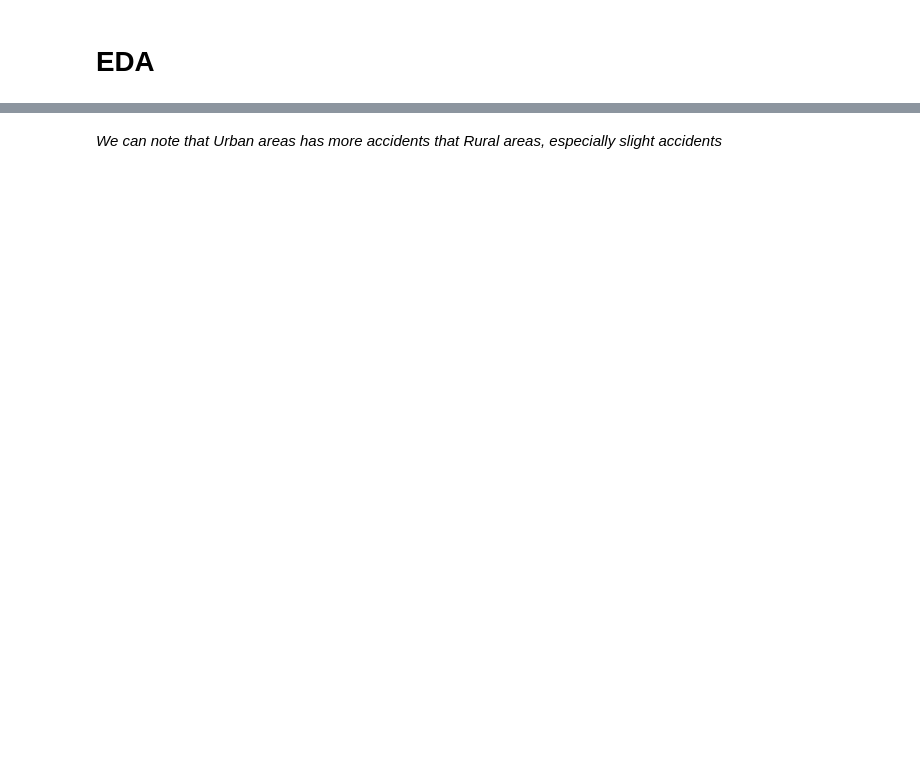
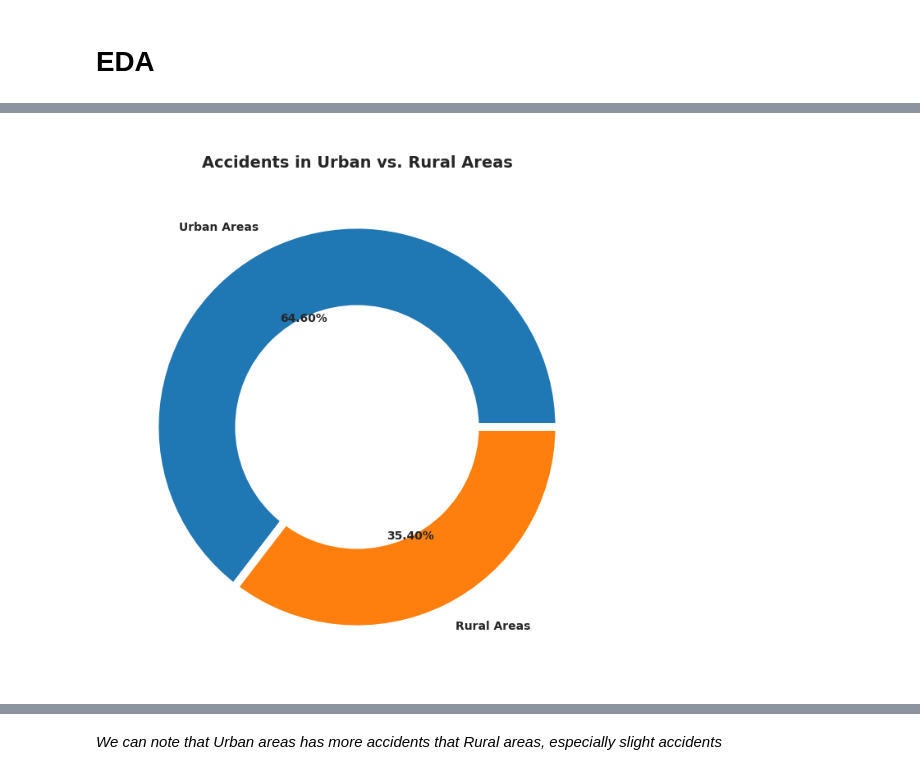
Before and after one commit to DiaaAhmedHassan/dataMiningProject, a Jupyter notebook: accidents.ipynb, the cells around one changed output, grey strips where cells are left out. Saved outputs shown, nothing was run; the diff lists cells and outputs as text; code cells hidden in the pictures; blank space fills up the shorter version.

```diff
--- a/accidents.ipynb
+++ b/accidents.ipynb
@@ -348,3 +183,33 @@ plt.xticks([0, 1])
+# %%
+# assign the data
+urban   = original_accident_data.Urban_or_Rural_Area.value_counts()['Urban']
+rural = original_accident_data.Urban_or_Rural_Area.value_counts()['Rural']
+
+names = ['Urban Areas','Rural Areas']
+size  = [urban, rural]
+
+# colors=['red', 'darkorange', 'blue'],
+# create a pie chart
+plt.pie(
+    x=size,
+    labels=names,
+    autopct='%1.2f%%',
+    pctdistance=0.6,
+    textprops=dict(fontweight='bold'),
+    wedgeprops={'linewidth':7, 'edgecolor':'white'}
+)
+
+# create circle for the center of the plot to make the pie look like a donut
+my_circle = plt.Circle((0,0), 0.6, color='white')
+
+# plot the donut chart
+fig = plt.gcf()
+fig.set_size_inches(8,8)
+fig.gca().add_artist(my_circle)
+plt.title('\nAccidents in Urban vs. Rural Areas', fontsize=14, fontweight='bold')
+plt.show()
+# %% [output]
+[figure, added]
 # %%
 accident_ones_df = accident.copy()
 accident_ones_df['ones'] = 1
```
Also changed, not shown: parts of 46 cells of this notebook, 1 other file.
